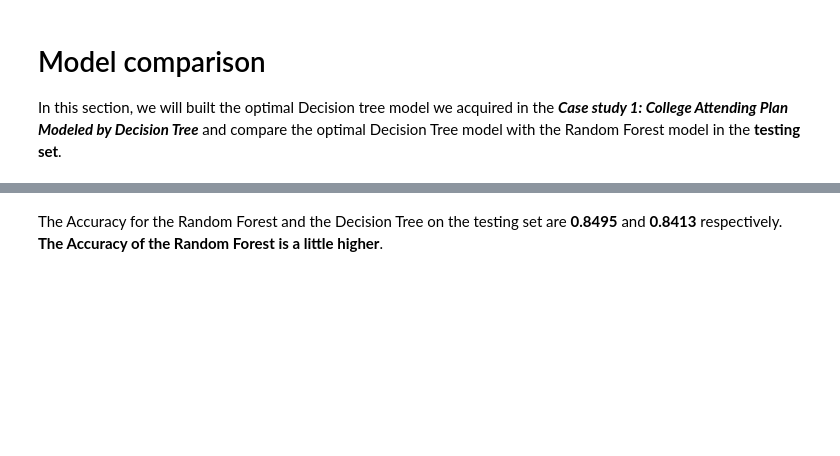
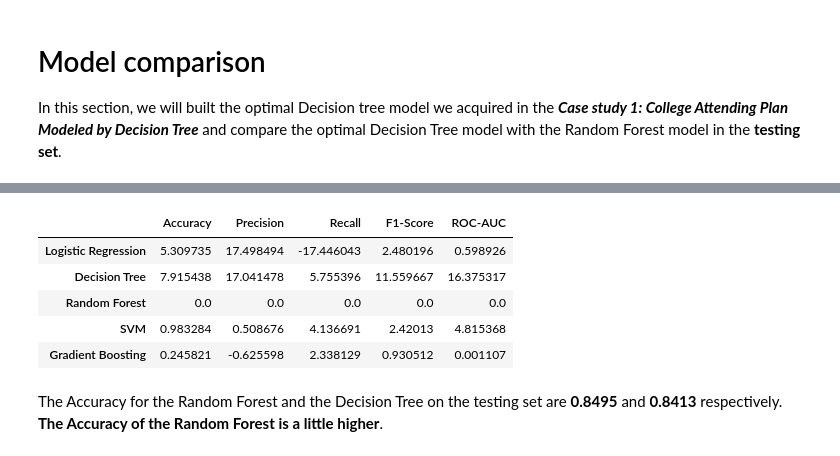
Before and after one commit to Charley-HUANG/Statistical_Data_Mining_Tutorials, a Jupyter notebook: Case study 7 College Attending Plan Modeled by Random Forest/T5_StudyPlan_RandomForest_Ans.ipynb, the cells around one changed output, grey strips where cells are left out. Saved outputs shown, nothing was run; the diff lists cells and outputs as text; code cells hidden in the pictures; blank space fills up the shorter version.

```diff
--- a/Case study 7 College Attending Plan Modeled by Random Forest/T5_StudyPlan_RandomForest_Ans.ipynb
+++ b/Case study 7 College Attending Plan Modeled by Random Forest/T5_StudyPlan_RandomForest_Ans.ipynb
@@ -721,4 +721,20 @@ metrics_df.head()
 | Gradient Boosting | 0.845417 | 0.784682 | 0.709804 | 0.745367 | 0.902514 |
+# %%
+# 提取 Random Forest 的各个指标
+rf_metrics = metrics_df.loc['Random Forest']
+
+# 计算相对于 Random Forest 的提升
+relative_improvement = (rf_metrics - metrics_df) / rf_metrics * 100
+
+# 显示相对提升的结果
+relative_improvement
+# %% [output]
+|  | Accuracy | Precision | Recall | F1-Score | ROC-AUC |
+| Logistic Regression | 5.309735 | 17.498494 | -17.446043 | 2.480196 | 0.598926 |
+| Decision Tree | 7.915438 | 17.041478 | 5.755396 | 11.559667 | 16.375317 |
+| Random Forest | 0.0 | 0.0 | 0.0 | 0.0 | 0.0 |
+| SVM | 0.983284 | 0.508676 | 4.136691 | 2.42013 | 4.815368 |
+| Gradient Boosting | 0.245821 | -0.625598 | 2.338129 | 0.930512 | 0.001107 |
 # %% [markdown]
 The Accuracy for the Random Forest and the Decision Tree on the testing set are **0.8495** and **0.8413** respectively. **The Accuracy of the Random Forest is a little higher**.
 # %%
```
Also changed, not shown: parts of 6 cells of this notebook.
